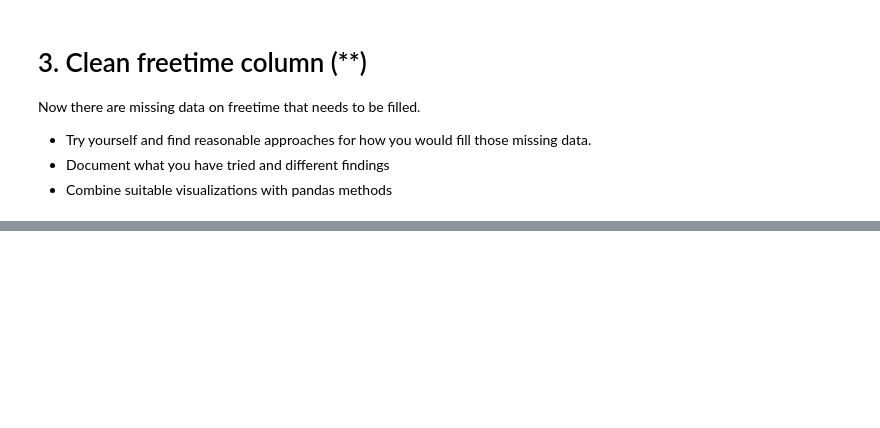
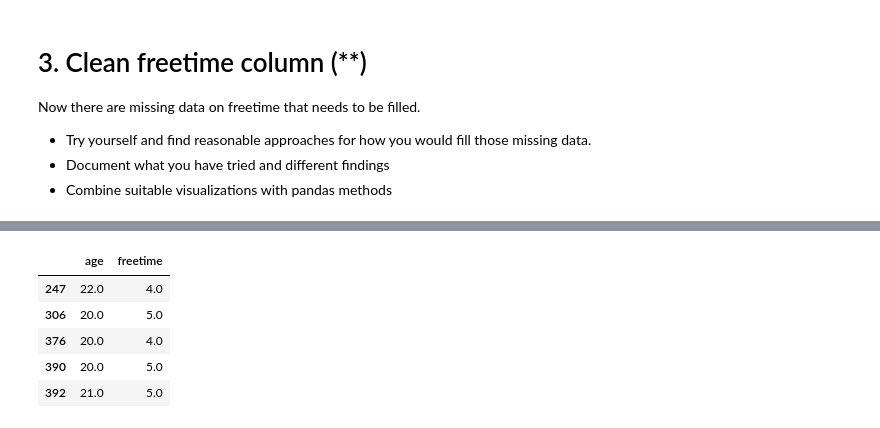
Before and after one commit to jwiegert/databehandling-joachim-wiegert, a Jupyter notebook: exercises/ex01_missingdata.ipynb, the cells around one changed output, grey strips where cells are left out. Drawn from its saved outputs; the diff is of its cells as text; code cells hidden in the pictures; blank space fills up the shorter version.

```diff
--- a/exercises/ex01_missingdata.ipynb
+++ b/exercises/ex01_missingdata.ipynb
@@ -288,0 +357,19 @@ df_studentdata[df_studentdata['freetime'].isna() == True]['freetime'].size
+# %%
+# Take out median of freetime for my two age-classes.
+# Ok, age <= 19yrs have ~3 in freetime. (median is 3)
+#     age >  19yrs have ~4.5 in freetime (median is 5)
+youngmedian = df_studentdatamod[(df_studentdatamod["age"] <= 19)]["freetime"].median()
+oldmedian =  df_studentdatamod[(df_studentdatamod["age"] > 19)]["freetime"].median()
+
+# Change freetime of all NaN, and age <=19 to youngmedian
+df_studentdatamod["freetime"].fillna(youngmedian)
+
+# Fun fact, there were no NaN at freetime for age>19. No need to change anything
+df_studentdatamod[df_studentdatamod["freetime"].isna() == True]
+# %% [output]
+|  | age | freetime |
+| 247 | 22.0 | 4.0 |
+| 306 | 20.0 | 5.0 |
+| 376 | 20.0 | 4.0 |
+| 390 | 20.0 | 5.0 |
+| 392 | 21.0 | 5.0 |
```
Also changed, not shown: parts of 8 cells of this notebook, 2 other files.
